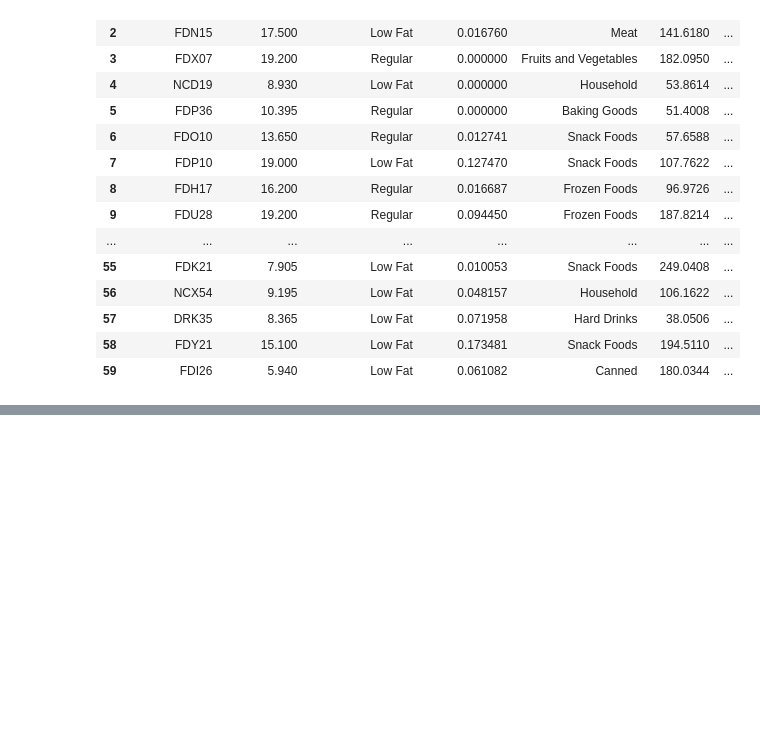
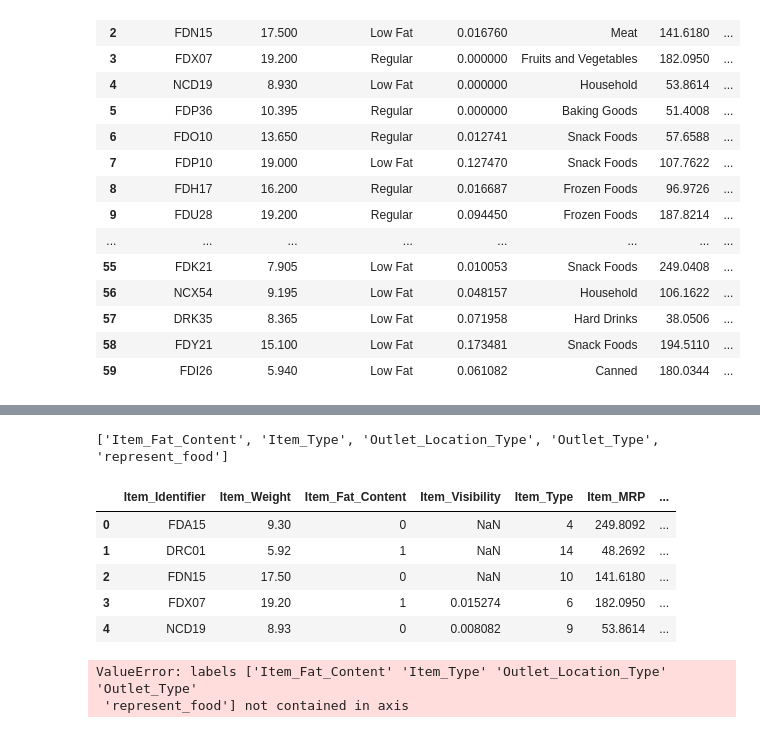
Before and after one commit to prashantjoshi22/Data-Analysis-Problem---Big-Mart-Sales-Prediction-, a Jupyter notebook: BigmartSalesProblem.ipynb, the cells around one changed output, grey strips where cells are left out. Saved outputs shown, nothing was run; the diff lists cells and outputs as text; code cells hidden in the pictures; blank space fills up the shorter version.

```diff
--- a/BigmartSalesProblem.ipynb
+++ b/BigmartSalesProblem.ipynb
@@ -162,3 +162,36 @@ Consumable_Food    6125
 Non_Consumable     1599
 Drinking_Food       799
 Name: represent_food, dtype: int64
+# %%
+le = LabelEncoder()
+salesdata['Outlet'] = le.fit_transform(salesdata['Outlet_Identifier'])
+all_variable= list(salesdata.columns.values)
+cat_data =[]
+index=0
+for i in salesdata.dtypes:
+
+    if i == 'object' and all_variable[index] != 'Outlet_Identifier' and all_variable[index] != 'Item_Identifier'   :
+        cat_data.append(all_variable[index])
+    index = index+1
+print(cat_data)
+index=0
+le = LabelEncoder()
+for i in cat_data :
+    salesdata[i]= le.fit_transform(salesdata[i])
+# %% [output]
+['Item_Fat_Content', 'Item_Type', 'Outlet_Location_Type', 'Outlet_Type', 'represent_food']
+# %%
+salesdata.head()
+# %% [output]
+|  | Item_Identifier | Item_Weight | Item_Fat_Content | Item_Visibility | Item_Type | Item_MRP | ... |
+| 0 | FDA15 | 9.30 | 0 | NaN | 4 | 249.8092 | ... |
+| 1 | DRC01 | 5.92 | 1 | NaN | 14 | 48.2692 | ... |
+| 2 | FDN15 | 17.50 | 0 | NaN | 10 | 141.6180 | ... |
+| 3 | FDX07 | 19.20 | 1 | 0.015274 | 6 | 182.0950 | ... |
+| 4 | NCD19 | 8.93 | 0 | 0.008082 | 9 | 53.8614 | ... |
+# %%
+salesdata = pd.get_dummies(salesdata,columns=cat_data)
+data.dtyp
+# %% [output]
+ValueError: labels ['Item_Fat_Content' 'Item_Type' 'Outlet_Location_Type' 'Outlet_Type'
+ 'represent_food'] not contained in axis
```
Also changed, not shown: parts of 4 cells of this notebook.
